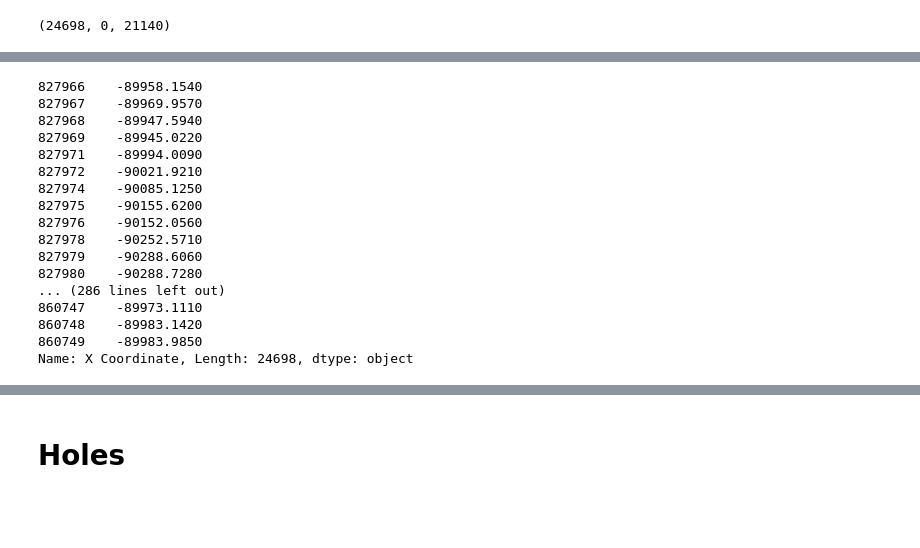
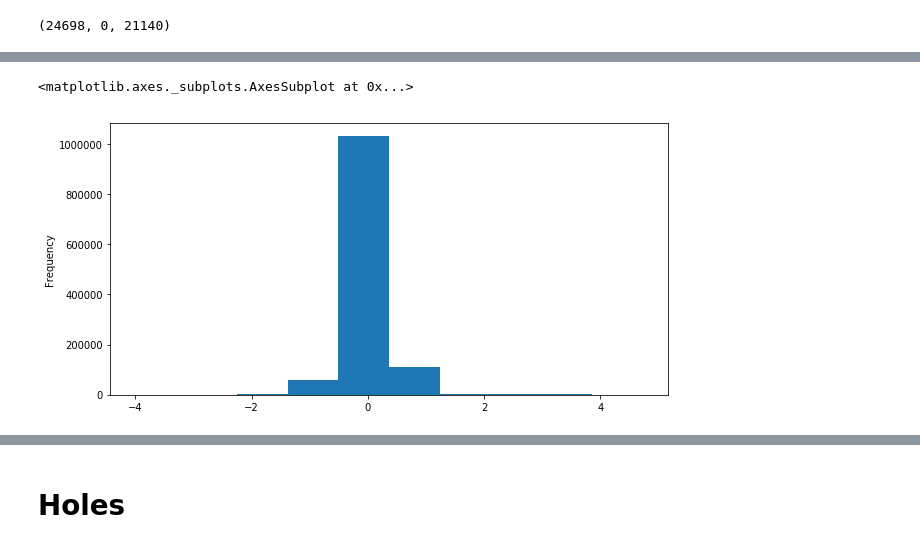
Before and after one commit to awfuldynne/golf_course_project, a Jupyter notebook: personal/andrewe/Data Dump Scratch.ipynb, the cells around one changed output, grey strips where cells are left out. Saved outputs shown, nothing was run; the diff lists cells and outputs as text; code cells hidden in the pictures; blank space fills up the shorter version.

Commit message:
Added a few histograms.

```diff
--- a/personal/andrewe/Data Dump Scratch.ipynb
+++ b/personal/andrewe/Data Dump Scratch.ipynb
@@ -1,7 +1,12 @@
 # %%
 import pandas as pd
 import numpy as np
+import matplotlib.pyplot as plt
+
 from datetime import datetime
+
+%matplotlib inline
+plt.rcParams["figure.figsize"] = (10,5)
 # %%
 # so we see all rows when listing fields
 pd.options.display.max_rows = 300
@@ -177,8 +182,7 @@ Recovery Shot                                                  No
 Name: 0, dtype: object
 # %%
 def get_float_coord_series(not_float_coord_series):
-    s = not_float_coord_series.str.replace(',','').str.replace(r'(\d+.\d+)-', r'-\1').astype(np.float32)
-    return pd.to_numeric(s)
+    return not_float_coord_series.str.replace(',','').str.replace(r'(\d+.\d+)-', r'-\1').astype(np.float32)
 # %%
 coord_colnames = ['X Coordinate','Y Coordinate','Z Coordinate']
 for colname in coord_colnames:
@@ -353,22 +214,6 @@ Name: X Coordinate, Length: 1214437, dtype: object
-# %%
-baz = bar.str.replace(r'(\d+.\d+)-', r'-\1')
-baz[baz.str.startswith('-')]
-# %% [output]
-827966    -89958.1540
-827967    -89969.9570
-827968    -89947.5940
-827969    -89945.0220
-827971    -89994.0090
-827972    -90021.9210
-827974    -90085.1250
-827975    -90155.6200
-827976    -90152.0560
-827978    -90252.5710
-827979    -90288.6060
-827980    -90288.7280
-... (286 lines left out)
-860747    -89973.1110
-860748    -89983.1420
-860749    -89983.9850
-Name: X Coordinate, Length: 24698, dtype: object
+# %%
+shots['Strokes Gained/Baseline'].plot.hist()
+# %% [output]
+<matplotlib.axes._subplots.AxesSubplot at 0x...>
+[figure, added]
 # %%
```
Also changed, not shown: parts of 16 cells of this notebook.
